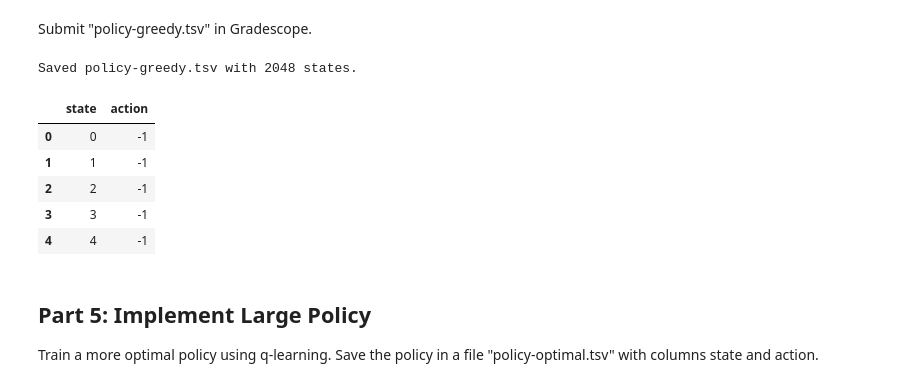
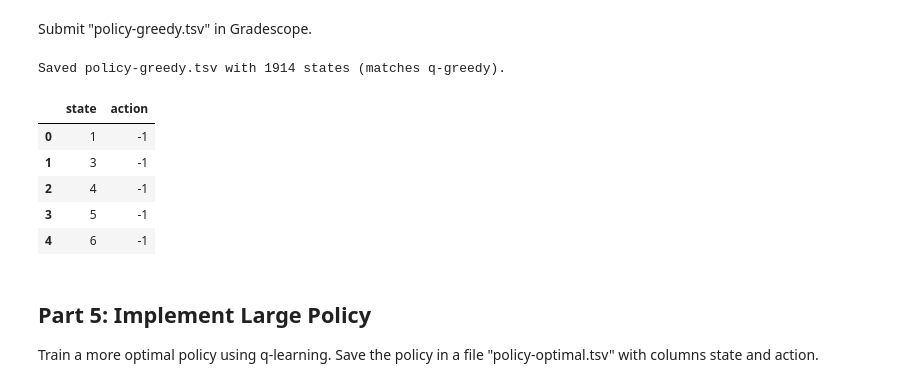
Before and after one commit to Nitya-lab/dx704-project-08, a Jupyter notebook: project.ipynb, the cells around one changed output. Cells and saved outputs as stored; diff of their text form; code cells hidden in the pictures.

```diff
--- a/project.ipynb
+++ b/project.ipynb
@@ -302,13 +302,13 @@ from collections import defaultdict
 assert isinstance(simulator, RoverSimulator)
 assert 'Q' in globals()
 
-res = simulator.resolution
-num_states = res * res * 8
+qg = pd.read_csv("q-greedy.tsv", sep="\t")
+visited_states = sorted(qg["curr_state"].unique())
 
 def greedy_action(state):
-    actions = simulator.get_actions(state)
-    qvals = np.array([Q[(state, a)] for a in actions], dtype=float)
-    maxq = qvals.max()
+    actions = simulator.get_actions(state)          # [-1, 0, 1]
+    qvals   = np.array([Q[(state, a)] for a in actions], dtype=float)
+    maxq    = qvals.max()
 
     best_actions = [a for a, q in zip(actions, qvals) if q == maxq]
     return min(best_actions)
@@ -316,22 +316,21 @@ def greedy_action(state):
 Submit "policy-greedy.tsv" in Gradescope.
 # %%
 rows = []
-for s in range(num_states):
-    a = greedy_action(s)
-    rows.append({"state": s, "action": a})
+for s in visited_states:
+    rows.append({"state": s, "action": greedy_action(s)})
 
 policy_df = pd.DataFrame(rows)
 policy_df.to_csv("policy-greedy.tsv", sep="\t", index=False)
-print(f"Saved policy-greedy.tsv with {len(policy_df)} states.")
+print(f"Saved policy-greedy.tsv with {len(policy_df)} states (matches q-greedy).")
 policy_df.head()
 # %% [output]
-Saved policy-greedy.tsv with 2048 states.
+Saved policy-greedy.tsv with 1914 states (matches q-greedy).
 |  | state | action |
-| 0 | 0 | -1 |
-| 1 | 1 | -1 |
-| 2 | 2 | -1 |
-| 3 | 3 | -1 |
-| 4 | 4 | -1 |
+| 0 | 1 | -1 |
+| 1 | 3 | -1 |
+| 2 | 4 | -1 |
+| 3 | 5 | -1 |
+| 4 | 6 | -1 |
 # %% [markdown]
 ## Part 5: Implement Large Policy
 
```
Also changed, not shown: parts of 3 cells of this notebook, 3 other files.
